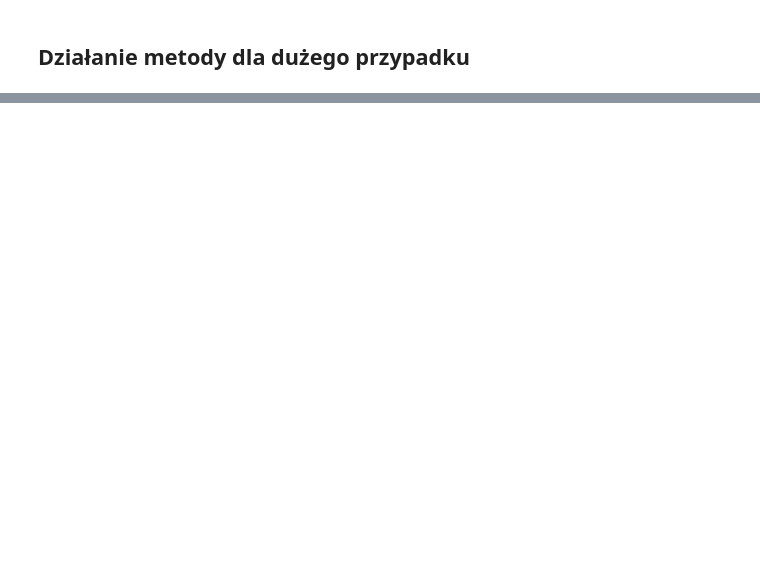
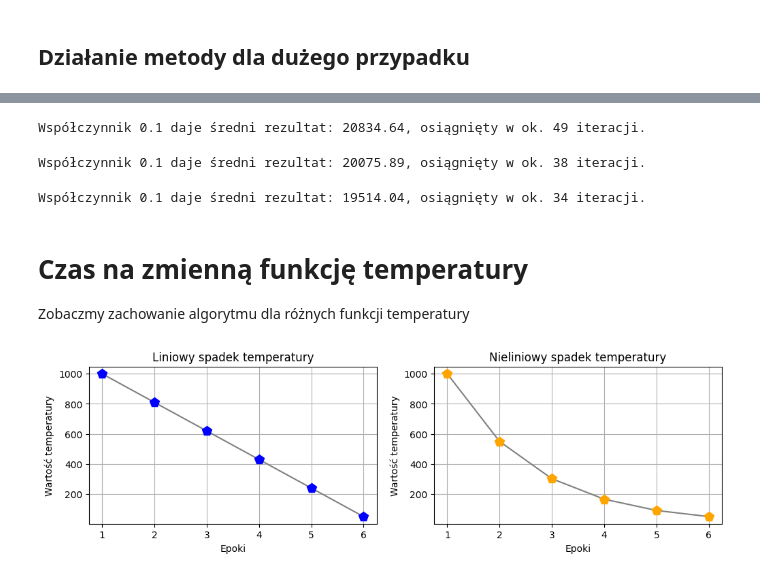
Before and after one commit to Twomasz/SimulatedAnnealing, a Jupyter notebook: report.ipynb, the cells around one changed output, grey strips where cells are left out. Cells and saved outputs as stored; diff of their text form; code cells hidden in the pictures; blank space fills up the shorter version.

```diff
--- a/report.ipynb
+++ b/report.ipynb
@@ -134,0 +169,37 @@ print_selected_items(chosen_items)
+# %%
+avg_of_result = 0
+avg_of_iterations = 0
+for _ in range(100):
+    best_result = SimulatedAnnealing(medium_company, medium_warehouse.stored_items, temps, iters, adj_version='profit', drop_coeff=0.1)[0]
+    avg_of_result += best_result[1]
+    avg_of_iterations += best_result[0]
+
+print(f'Współczynnik 0.1 daje średni rezultat: {avg_of_result/100:.2f}, osiągnięty w ok. {round(avg_of_iterations/100)} iteracji.')
+# %% [output]
+Współczynnik 0.1 daje średni rezultat: 20834.64, osiągnięty w ok. 49 iteracji.
+# %%
+avg_of_result = 0
+avg_of_iterations = 0
+for _ in range(100):
+    best_result = SimulatedAnnealing(medium_company, medium_warehouse.stored_items, temps, iters, adj_version='profit', drop_coeff=0.25)[0]
+    avg_of_result += best_result[1]
+    avg_of_iterations += best_result[0]
+
+print(f'Współczynnik 0.25 daje średni rezultat: {avg_of_result/100:.2f}, osiągnięty w ok. {round(avg_of_iterations/100)} iteracji.')
+# %% [output]
+Współczynnik 0.1 daje średni rezultat: 20075.89, osiągnięty w ok. 38 iteracji.
+# %%
+avg_of_result = 0
+avg_of_iterations = 0
+for _ in range(100):
+    best_result = SimulatedAnnealing(medium_company, medium_warehouse.stored_items, temps, iters, adj_version='profit', drop_coeff=0.5)[0]
+    avg_of_result += best_result[1]
+    avg_of_iterations += best_result[0]
+
+print(f'Współczynnik 0.5 daje średni rezultat: {avg_of_result/100:.2f}, osiągnięty w ok. {round(avg_of_iterations/100)} iteracji.')
+# %% [output]
+Współczynnik 0.1 daje średni rezultat: 19514.04, osiągnięty w ok. 34 iteracji.
+# %% [markdown]
+# Czas na zmienną funkcję temperatury
+
+Zobaczmy zachowanie algorytmu dla różnych funkcji temperatury
@@ -134,0 +208,7 @@ print_selected_items(chosen_items)
+# %%
+arith_temps = TemperatureFunction(1000, 190, 6, version='arithmetic')
+geom_temps = TemperatureFunction(1000, 0.55, 6, version='geometric')
+
+plot_temps_versions(arith_temps, geom_temps)
+# %% [output]
+[figure, added]
```
Also changed, not shown: parts of 33 cells of this notebook, 2 other files.
